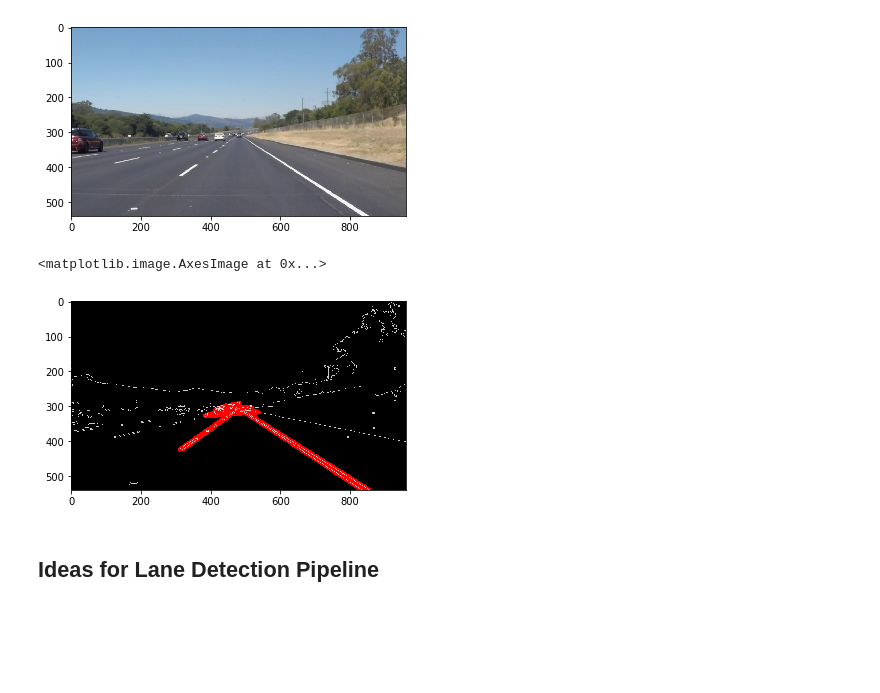
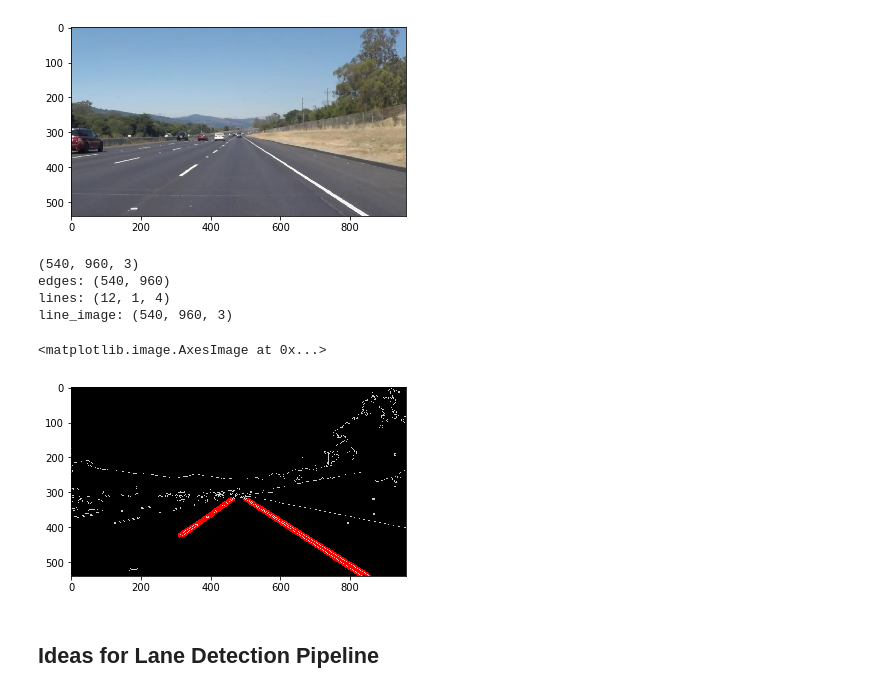
Before and after one commit to JovanSardinha/CarND-LaneLines-P1, a Jupyter notebook: P1.ipynb, the cells around one changed output. Drawn from its saved outputs; the diff is of its cells as text; code cells hidden in the pictures; blank space fills up the shorter version.

```diff
--- a/P1.ipynb
+++ b/P1.ipynb
@@ -64,6 +64,7 @@ This image is: <class 'numpy.ndarray'> with dimensions: (540, 960, 3)
 # %%
 # Read in and grayscale the image
 image = mpimg.imread('test_images/solidWhiteRight.jpg')
+print(image.shape)
 gray = cv2.cvtColor(image,cv2.COLOR_RGB2GRAY)
 
 # Define a kernel size and apply Gaussian smoothing
@@ -74,47 +75,69 @@ blur_gray = cv2.GaussianBlur(gray,(kernel_size, kernel_size),0)
 low_threshold = 50
 high_threshold = 150
 edges = cv2.Canny(blur_gray, low_threshold, high_threshold)
-
+print('edges:', edges.shape)
 # Next we'll create a masked edges image using cv2.fillPoly()
 mask = np.zeros_like(edges)
-ignore_mask_color = 255
+ignore_mask_color = 200
 
 # This time we are defining a four sided polygon to mask
 imshape = image.shape
 vertices = np.array([[(0,imshape[0]),(450, 290), (490, 290), (imshape[1],imshape[0])]], dtype=np.int32)
+
+vertices = np.array([[(110,imshape[0]),(imshape[1]/2-25, imshape[0]/2+50),
+                          (imshape[1]/2+25, imshape[0]/2+50), (imshape[1]-20,imshape[0])]], dtype=np.int32)
+
 cv2.fillPoly(mask, vertices, ignore_mask_color)
 masked_edges = cv2.bitwise_and(edges, mask)
+
+# print('vertices:', vertices.shape)
+# print(vertices)
+# print('mask:', mask.shape)
+# print('masked_edges:', masked_edges.shape)
+
 
 # Define the Hough transform parameters
 # Make a blank the same size as our image to draw on
 rho = 1 # distance resolution in pixels of the Hough grid
 theta = np.pi/180 # angular resolution in radians of the Hough grid
 threshold = 15     # minimum number of votes (intersections in Hough grid cell)
 min_line_length = 40 #minimum number of pixels making up a line
 max_line_gap = 80 # maximum gap in pixels between connectable line segments
 line_image = np.copy(image)*0 # creating a blank to draw lines on
 
 # Run Hough on edge detected image
 # Output "lines" is an array containing endpoints of detected line segments
 lines = cv2.HoughLinesP(masked_edges, rho, theta, threshold, np.array([]),
                             min_line_length, max_line_gap)
 
-#lines.shape
 
-# Iterate over the output "lines" and draw lines on a blank image
+# #lines.shape
+
+# # Iterate over the output "lines" and draw lines on a blank image
+
+#lines = detect_connected_lanes_from_lines(lines, image.shape)
+
+
 for line in lines:
     for x1,y1,x2,y2 in line:
         cv2.line(line_image,(x1,y1),(x2,y2),(255,0,0),10)
 
-# Create a "color" binary image to combine with line image
+print('lines:', lines.shape)
+print('line_image:', line_image.shape)
+
+# # Create a "color" binary image to combine with line image
 color_edges = np.dstack((edges, edges, edges))
 
-# Draw the lines on the edge image
+# # Draw the lines on the edge image
 lines_edges = cv2.addWeighted(color_edges, 0.8, line_image, 1, 0)
 plt.imshow(lines_edges)
 # %% [output]
-<matplotlib.image.AxesImage at 0x...>
+(540, 960, 3)
+edges: (540, 960)
+lines: (12, 1, 4)
+line_image: (540, 960, 3)
+<matplotlib.image.AxesImage at 0x...>
-[figure, old version]
+[figure, new version]
 # %% [markdown]
 ## Ideas for Lane Detection Pipeline
 # %% [markdown]
```
Also changed, not shown: parts of 6 cells of this notebook.
